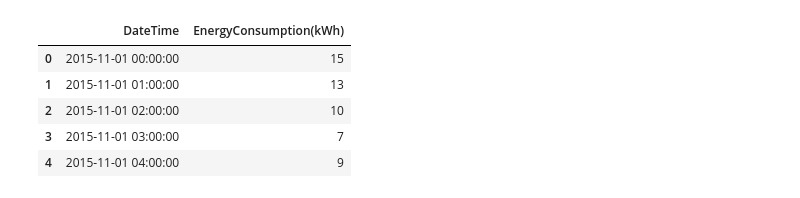
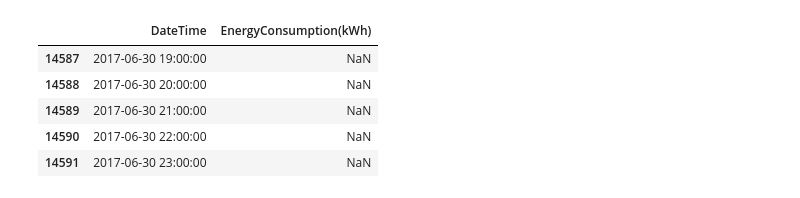
Before and after one commit to Adel2411/energy-consumption-prediction, a Jupyter notebook: prophet_model.ipynb, the cells around one changed output. Cells and saved outputs as stored; diff of their text form; code cells hidden in the pictures.

```diff
--- a/prophet_model.ipynb
+++ b/prophet_model.ipynb
@@ -8,20 +8,34 @@ from sklearn.metrics import mean_squared_error
 from mango import scheduler, Tuner
 from scipy.stats import uniform
 # %%
+# Cell: Load and merge data
+
 # Load the training data
 train_data = pd.read_csv('data/train_energy.csv')
 
 # Convert DateTime column to datetime type
 train_data['DateTime'] = pd.to_datetime(train_data['DateTime'])
 
-# Display the first few rows of the training data
-train_data.head()
+# Load the test data
+test_data = pd.read_csv('data/test_energy.csv')
+
+# Convert DateTime column to datetime type
+test_data['DateTime'] = pd.to_datetime(test_data['DateTime'])
+
+# Add an empty EnergyConsumption(kWh) column to test data
+test_data['EnergyConsumption(kWh)'] = np.nan
+
+# Merge train_data with test_data
+data = pd.concat([train_data, test_data], ignore_index=True)
+
+# Display the first few rows of the merged data
+data.tail()
 # %% [output]
 |  | DateTime | EnergyConsumption(kWh) |
-| 0 | 2015-11-01 00:00:00 | 15 |
-| 1 | 2015-11-01 01:00:00 | 13 |
-| 2 | 2015-11-01 02:00:00 | 10 |
-| 3 | 2015-11-01 03:00:00 | 7 |
-| 4 | 2015-11-01 04:00:00 | 9 |
+| 14587 | 2017-06-30 19:00:00 | NaN |
+| 14588 | 2017-06-30 20:00:00 | NaN |
+| 14589 | 2017-06-30 21:00:00 | NaN |
+| 14590 | 2017-06-30 22:00:00 | NaN |
+| 14591 | 2017-06-30 23:00:00 | NaN |
 # %%
 # Feature engineering: Add additional features
```
Also changed, not shown: parts of 7 cells of this notebook, 4 other files.
